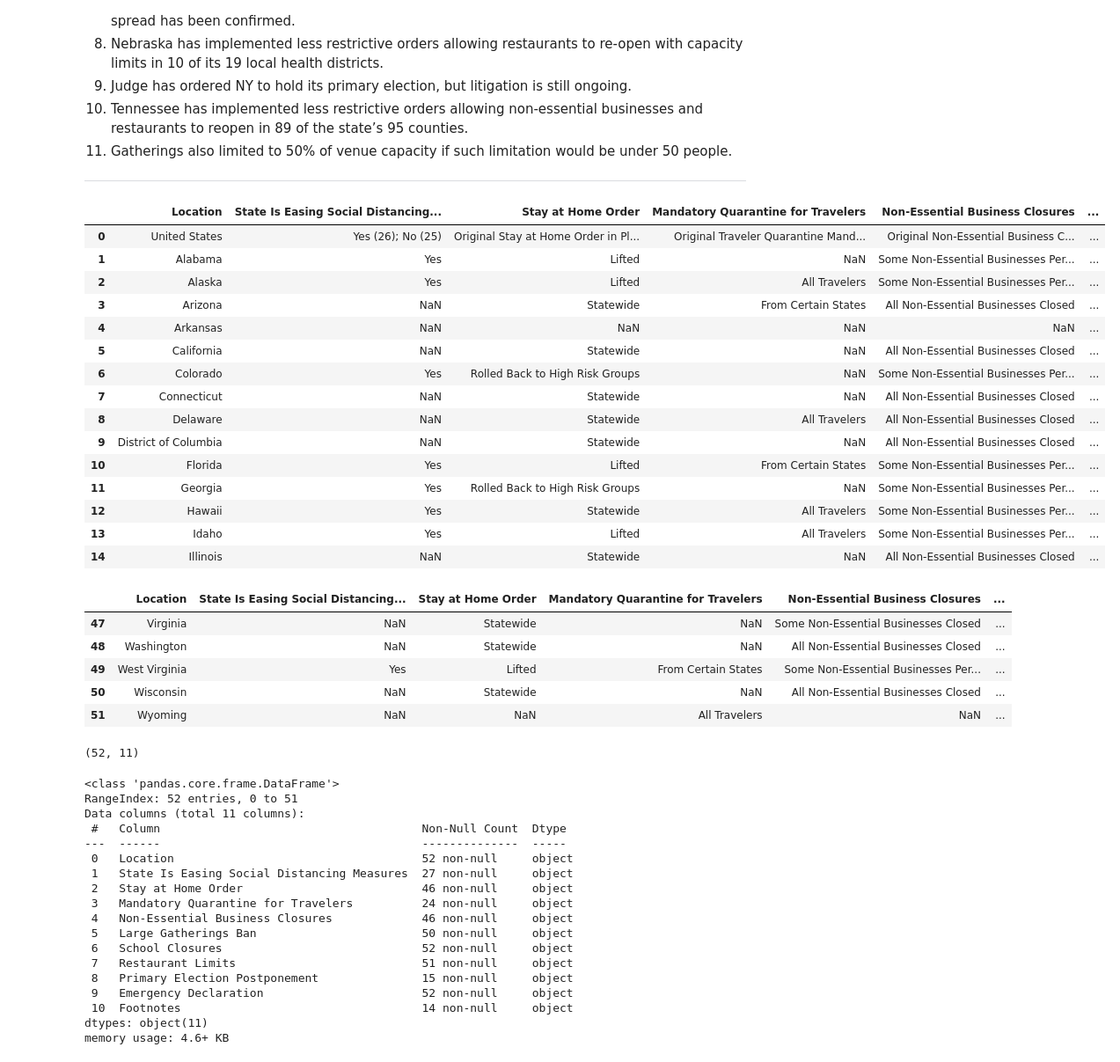
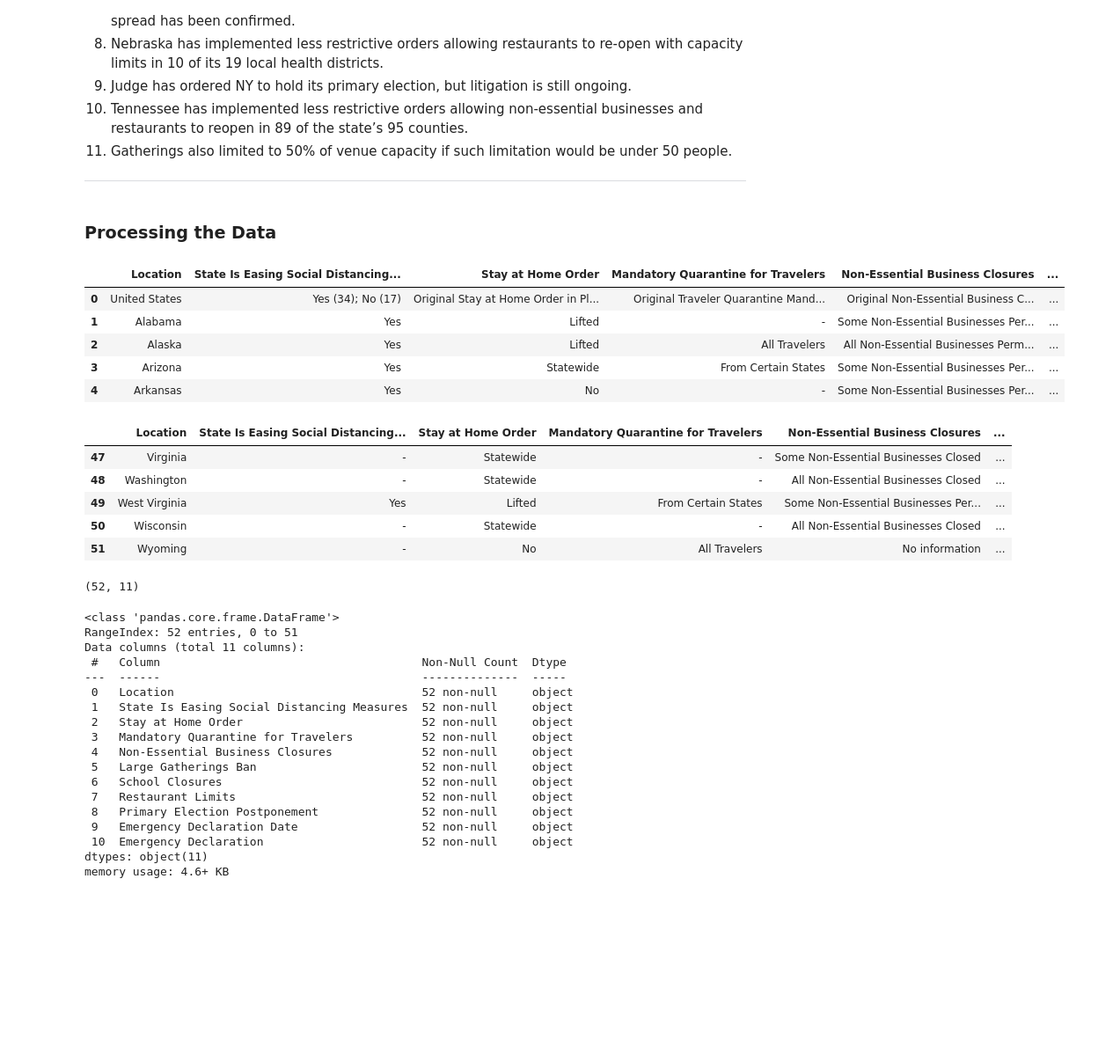
Before and after one commit to biborsz/COVID-social-distancing-sentiment-analysis, a Jupyter notebook: codes-bibor/002-Executive Orders.ipynb, the cells around one changed output. Shown: that part at 88% size. Drawn from its saved outputs; the diff is of its cells as text; code cells hidden in the pictures; blank space fills up the shorter version.

Commit message:
updated and cleaned state_mandates file

```diff
--- a/codes-bibor/002-Executive Orders.ipynb
+++ b/codes-bibor/002-Executive Orders.ipynb
@@ -28,33 +45,28 @@ import pandas as pd
+# %%
+# set display
+pd.set_option('display.max_colwidth', 500)
 # %%
-df = pd.read_csv('../data/state_mandates.csv')
+df = pd.read_csv('../data/state_mandates_5_9.csv')
+# %% [markdown]
+### Processing the Data
 # %%
-df.head(15)
+df.head(5)
 # %% [output]
 |  | Location | State Is Easing Social Distancing... | Stay at Home Order | Mandatory Quarantine for Travelers | Non-Essential Business Closures | ... |
-| 0 | United States | Yes (26); No (25) | Original Stay at Home Order in Pl... | Original Traveler Quarantine Mand... | Original Non-Essential Business C... | ... |
-| 1 | Alabama | Yes | Lifted | NaN | Some Non-Essential Businesses Per... | ... |
-| 2 | Alaska | Yes | Lifted | All Travelers | Some Non-Essential Businesses Per... | ... |
-| 3 | Arizona | NaN | Statewide | From Certain States | All Non-Essential Businesses Closed | ... |
-| 4 | Arkansas | NaN | NaN | NaN | NaN | ... |
-| 5 | California | NaN | Statewide | NaN | All Non-Essential Businesses Closed | ... |
-| 6 | Colorado | Yes | Rolled Back to High Risk Groups | NaN | Some Non-Essential Businesses Per... | ... |
-| 7 | Connecticut | NaN | Statewide | NaN | All Non-Essential Businesses Closed | ... |
-| 8 | Delaware | NaN | Statewide | All Travelers | All Non-Essential Businesses Closed | ... |
-| 9 | District of Columbia | NaN | Statewide | NaN | All Non-Essential Businesses Closed | ... |
-| 10 | Florida | Yes | Lifted | From Certain States | Some Non-Essential Businesses Per... | ... |
-| 11 | Georgia | Yes | Rolled Back to High Risk Groups | NaN | Some Non-Essential Businesses Per... | ... |
-| 12 | Hawaii | Yes | Statewide | All Travelers | Some Non-Essential Businesses Per... | ... |
-| 13 | Idaho | Yes | Lifted | All Travelers | Some Non-Essential Businesses Per... | ... |
-| 14 | Illinois | NaN | Statewide | NaN | All Non-Essential Businesses Closed | ... |
+| 0 | United States | Yes (34); No (17) | Original Stay at Home Order in Pl... | Original Traveler Quarantine Mand... | Original Non-Essential Business C... | ... |
+| 1 | Alabama | Yes | Lifted | - | Some Non-Essential Businesses Per... | ... |
+| 2 | Alaska | Yes | Lifted | All Travelers | All Non-Essential Businesses Perm... | ... |
+| 3 | Arizona | Yes | Statewide | From Certain States | Some Non-Essential Businesses Per... | ... |
+| 4 | Arkansas | Yes | No | - | Some Non-Essential Businesses Per... | ... |
 # %%
 df.tail()
 # %% [output]
 |  | Location | State Is Easing Social Distancing... | Stay at Home Order | Mandatory Quarantine for Travelers | Non-Essential Business Closures | ... |
-| 47 | Virginia | NaN | Statewide | NaN | Some Non-Essential Businesses Closed | ... |
-| 48 | Washington | NaN | Statewide | NaN | All Non-Essential Businesses Closed | ... |
+| 47 | Virginia | - | Statewide | - | Some Non-Essential Businesses Closed | ... |
+| 48 | Washington | - | Statewide | - | All Non-Essential Businesses Closed | ... |
 | 49 | West Virginia | Yes | Lifted | From Certain States | Some Non-Essential Businesses Per... | ... |
-| 50 | Wisconsin | NaN | Statewide | NaN | All Non-Essential Businesses Closed | ... |
-| 51 | Wyoming | NaN | NaN | All Travelers | NaN | ... |
+| 50 | Wisconsin | - | Statewide | - | All Non-Essential Businesses Closed | ... |
+| 51 | Wyoming | - | No | All Travelers | No information | ... |
 # %%
 df.shape
 # %% [output]
@@ -68,15 +80,15 @@ Data columns (total 11 columns):
  #   Column                                      Non-Null Count  Dtype
 ---  ------                                      --------------  -----
  0   Location                                    52 non-null     object
- 1   State Is Easing Social Distancing Measures  27 non-null     object
- 2   Stay at Home Order                          46 non-null     object
- 3   Mandatory Quarantine for Travelers          24 non-null     object
- 4   Non-Essential Business Closures             46 non-null     object
- 5   Large Gatherings Ban                        50 non-null     object
+ 1   State Is Easing Social Distancing Measures  52 non-null     object
+ 2   Stay at Home Order                          52 non-null     object
+ 3   Mandatory Quarantine for Travelers          52 non-null     object
+ 4   Non-Essential Business Closures             52 non-null     object
+ 5   Large Gatherings Ban                        52 non-null     object
  6   School Closures                             52 non-null     object
- 7   Restaurant Limits                           51 non-null     object
- 8   Primary Election Postponement               15 non-null     object
- 9   Emergency Declaration                       52 non-null     object
- 10  Footnotes                                   14 non-null     object
+ 7   Restaurant Limits                           52 non-null     object
+ 8   Primary Election Postponement               52 non-null     object
+ 9   Emergency Declaration Date                  52 non-null     object
+ 10  Emergency Declaration                       52 non-null     object
 dtypes: object(11)
 memory usage: 4.6+ KB
```
Also changed, not shown: parts of 45 cells of this notebook, 2 other files.
